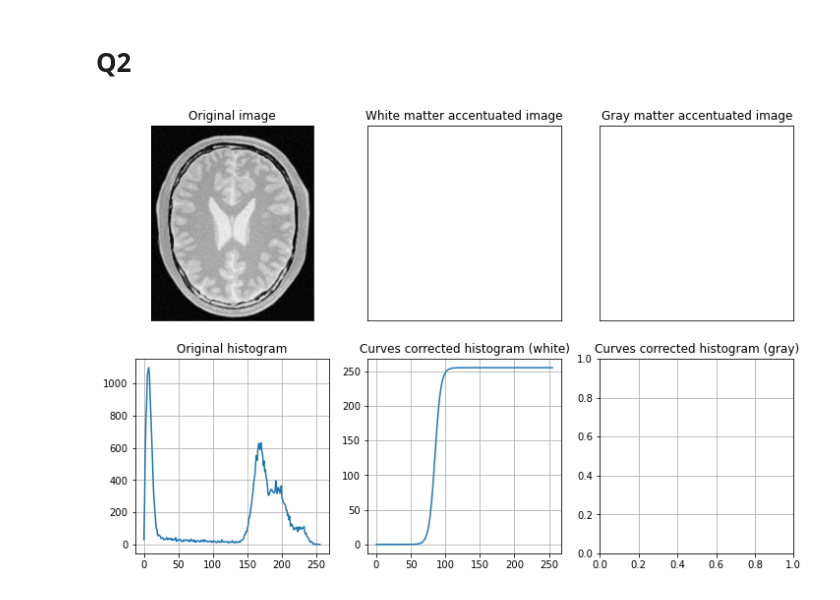
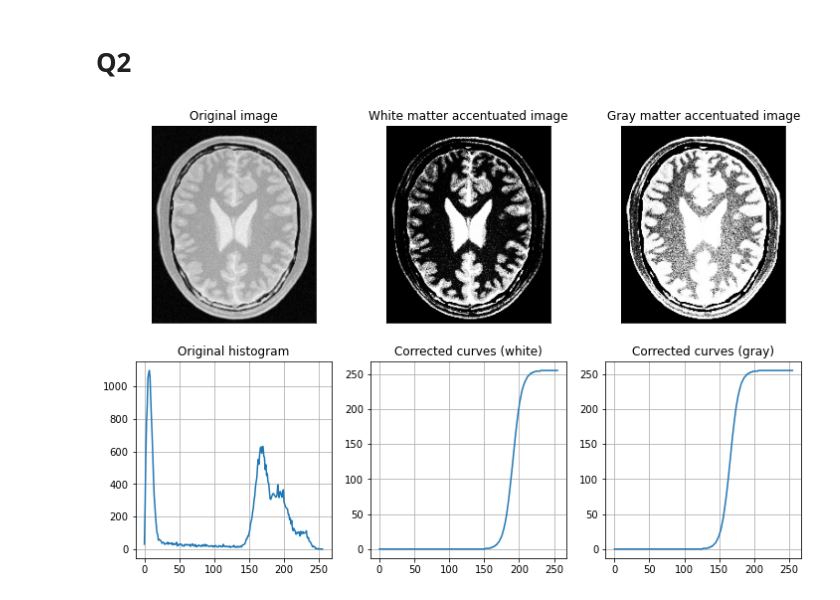
Before and after one commit to Avishka-Perera/UoM-S4-EN2550-Assignments, a Jupyter notebook: Answers/Assignment-1/assignment-1.ipynb, the cells around one changed output. Saved outputs shown, nothing was run; the diff lists cells and outputs as text; code cells hidden in the pictures.

```diff
--- a/Answers/Assignment-1/assignment-1.ipynb
+++ b/Answers/Assignment-1/assignment-1.ipynb
@@ -37,38 +37,48 @@ def tanh_f(x):
     return num/den
 
 def accentuating_transformation(center, width):
+    center = center
+    width = width
     x = np.linspace(center-width, center+width, 256)
     tanh = tanh_f(x)
     max_val = np.max([np.max(tanh), np.abs(np.min(tanh))])
-    scaled_tanh = tanh/max_val*127.5
-    shifted_tanh = scaled_tanh + 127.5
+    scaled_f = tanh/max_val*127.5
+    shifted_f = scaled_f + 127.5
+    quantized_f = np.round(shifted_f).astype(np.uint8)
 
-    return shifted_tanh
+    return quantized_f
 # %%
 inp_img = cv.imread("assets/brain_proton_density_slice.png")
 
 orig_hist = cv.calcHist([inp_img], [0], None, [256], [0,256])
 
-white_trans = accentuating_transformation(5, 15)
+white_trans = accentuating_transformation(-5, 10)
+gray_trans = accentuating_transformation(-3, 10)
+
+white_img = cv.LUT(inp_img, white_trans)
+gray_img = cv.LUT(inp_img, gray_trans)
 
 fig, ax = plt.subplots(2, 3, figsize=(12, 8))
 
 ax[0][0].imshow(inp_img)
+ax[0][1].imshow(white_img)
+ax[0][2].imshow(gray_img)
 ax[1][0].plot(orig_hist)
 ax[1][1].plot(white_trans)
+ax[1][2].plot(gray_trans)
 
 for i in range(3):
     ax[0][i].set_xticks([])
     ax[0][i].set_yticks([])
     ax[1][i].grid(True)
 
 ax[0][0].set_title("Original image")
 ax[0][1].set_title("White matter accentuated image")
 ax[0][2].set_title("Gray matter accentuated image")
 ax[1][0].set_title("Original histogram")
-ax[1][1].set_title("Curves corrected histogram (white)")
-ax[1][2].set_title("Curves corrected histogram (gray)")
+ax[1][1].set_title("Corrected curves (white)")
+ax[1][2].set_title("Corrected curves (gray)")
 
 plt.show()
 # %% [output]
-[figure, old version]
+[figure, new version]
```
